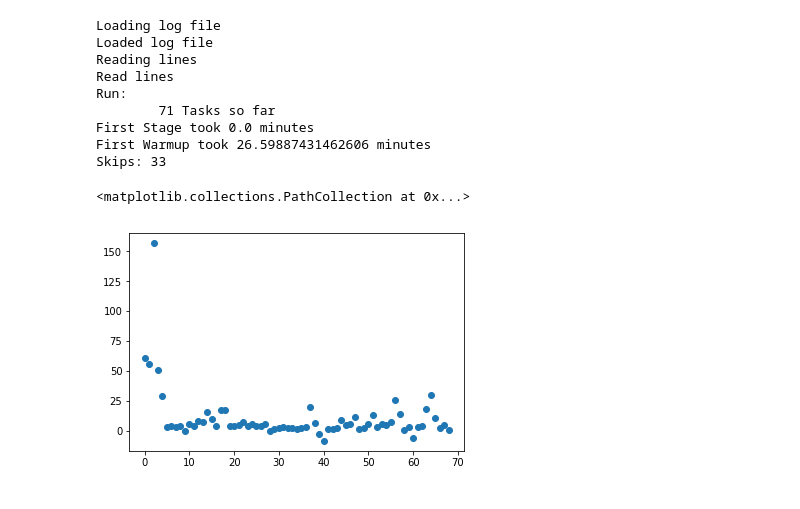
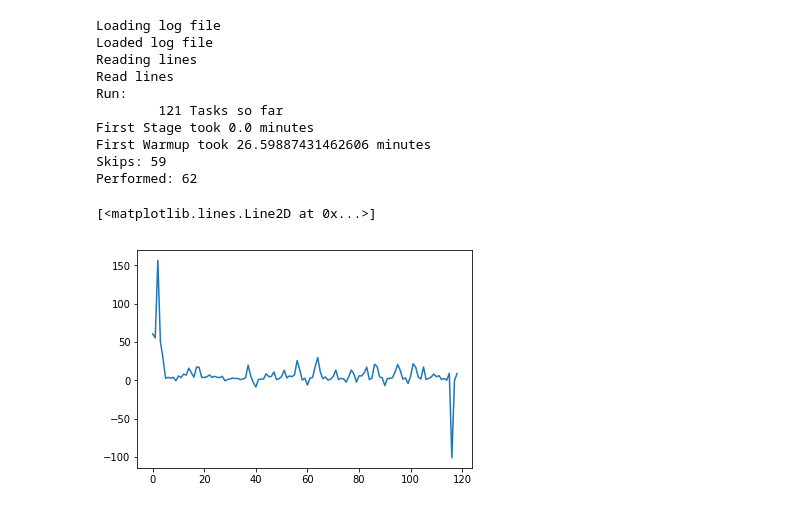
Before and after one commit to nlandolfi/slbo, a Jupyter notebook: notebooks/ONLINE.ipynb, the cells around one changed output. Drawn from its saved outputs; the diff is of its cells as text; code cells hidden in the pictures.

```diff
--- a/notebooks/ONLINE.ipynb
+++ b/notebooks/ONLINE.ipynb
@@ -5,19 +5,21 @@ import matplotlib.pyplot as plt
 # %%
 dropMeanRun, _ = utils2.load(700245, reload=True)
 dropMeanRun.details()
 print(f"First Stage took {dropMeanRun.slbos[0].stages[0].duration_in_seconds()/60} minutes")
 print(f"First Warmup took {dropMeanRun.warms[1].duration_in_seconds()/60} minutes")
 print(f"Skips: {dropMeanRun.n_skips}")
-plt.scatter(np.arange(len(dropMeanRun.skip_metrics)), dropMeanRun.skip_metrics)
+print(f"Performed: {len(dropMeanRun.tasks) - dropMeanRun.n_skips}")
+plt.plot(dropMeanRun.skip_metrics)
 # %% [output]
 Loading log file
 Loaded log file
 Reading lines
 Read lines
 Run:
-        71 Tasks so far
+        121 Tasks so far
 First Stage took 0.0 minutes
 First Warmup took 26.59887431462606 minutes
-Skips: 33
+Skips: 59
+Performed: 62
-<matplotlib.collections.PathCollection at 0x...>
+[<matplotlib.lines.Line2D at 0x...>]
-[figure, old version]
+[figure, new version]
```
Also changed, not shown: parts of 16 cells of this notebook, 16 other files.
